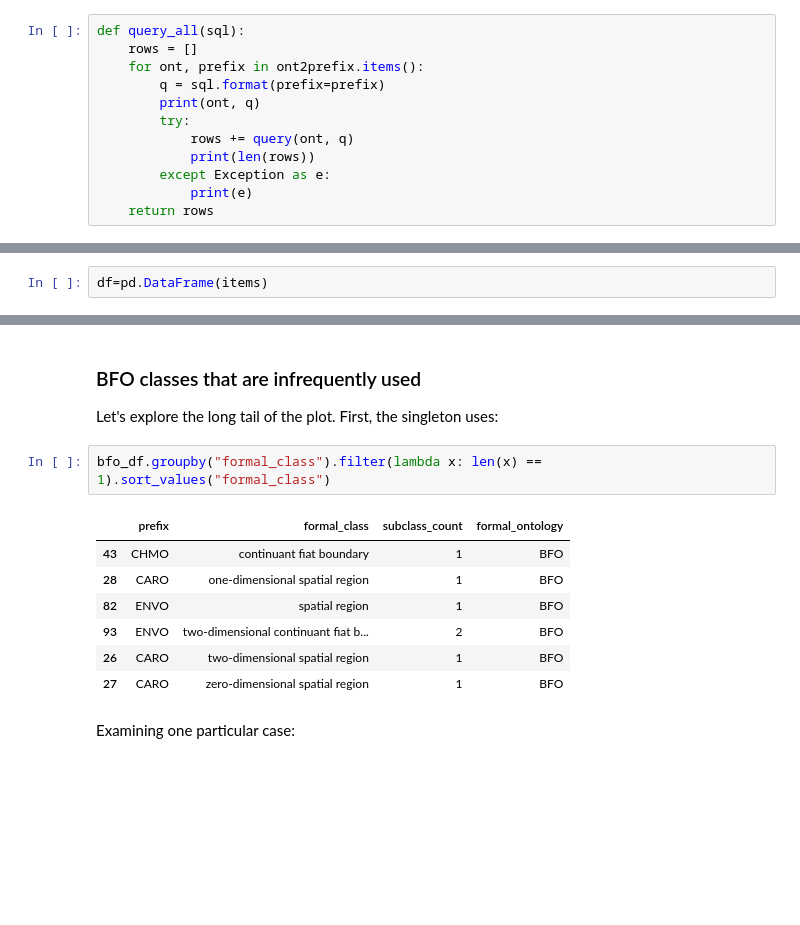
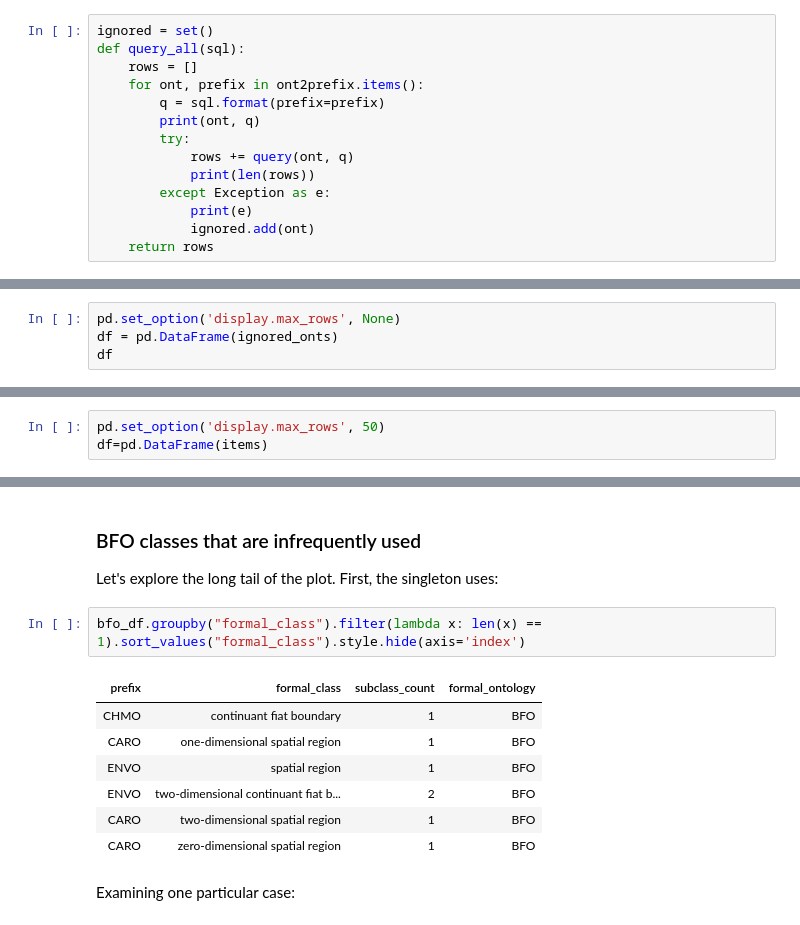
Before and after one commit to cmungall/formal-ontology-analysis, a Jupyter notebook: analysis/formal-ontology-usage-analysis.ipynb, the cells around one changed output, grey strips where cells are left out. Cells and saved outputs as stored; diff of their text form; blank space fills up the shorter version.

```diff
--- a/analysis/formal-ontology-usage-analysis.ipynb
+++ b/analysis/formal-ontology-usage-analysis.ipynb
@@ -87,6 +88,7 @@ def query(ont, sql):
     rows = [row for row in cur.execute(sql)]
     return rows
 # %%
+ignored = set()
 def query_all(sql):
     rows = []
     for ont, prefix in ont2prefix.items():
@@ -97,6 +99,7 @@ def query_all(sql):
             print(len(rows))
         except Exception as e:
             print(e)
+            ignored.add(ont)
     return rows
 # %%
 qt = """
@@ -127,0 +141,4 @@ import pandas as pd
+# %%
+pd.set_option('display.max_rows', None)
+df = pd.DataFrame(ignored_onts)
+df
@@ -128,6 +171,7 @@ import pandas as pd
 # %%
 items = [dict(prefix=prefix, formal_class=get_label(cls), subclass_count=num, formal_ontology=cls.split(":")[0]) for prefix, cls, num in rows]
 # %%
+pd.set_option('display.max_rows', 50)
 df=pd.DataFrame(items)
 # %%
 df
@@ -205,15 +249,15 @@ plot
 
 Let's explore the long tail of the plot. First, the singleton uses:
 # %%
-bfo_df.groupby("formal_class").filter(lambda x: len(x) == 1).sort_values("formal_class")
+bfo_df.groupby("formal_class").filter(lambda x: len(x) == 1).sort_values("formal_class").style.hide(axis='index')
 # %% [output]
-|  | prefix | formal_class | subclass_count | formal_ontology |
-| 43 | CHMO | continuant fiat boundary | 1 | BFO |
-| 28 | CARO | one-dimensional spatial region | 1 | BFO |
-| 82 | ENVO | spatial region | 1 | BFO |
-| 93 | ENVO | two-dimensional continuant fiat b... | 2 | BFO |
-| 26 | CARO | two-dimensional spatial region | 1 | BFO |
-| 27 | CARO | zero-dimensional spatial region | 1 | BFO |
+| prefix | formal_class | subclass_count | formal_ontology |
+| CHMO | continuant fiat boundary | 1 | BFO |
+| CARO | one-dimensional spatial region | 1 | BFO |
+| ENVO | spatial region | 1 | BFO |
+| ENVO | two-dimensional continuant fiat b... | 2 | BFO |
+| CARO | two-dimensional spatial region | 1 | BFO |
+| CARO | zero-dimensional spatial region | 1 | BFO |
 # %% [markdown]
 Examining one particular case:
 # %%
```
Also changed, not shown: parts of 26 cells of this notebook.
